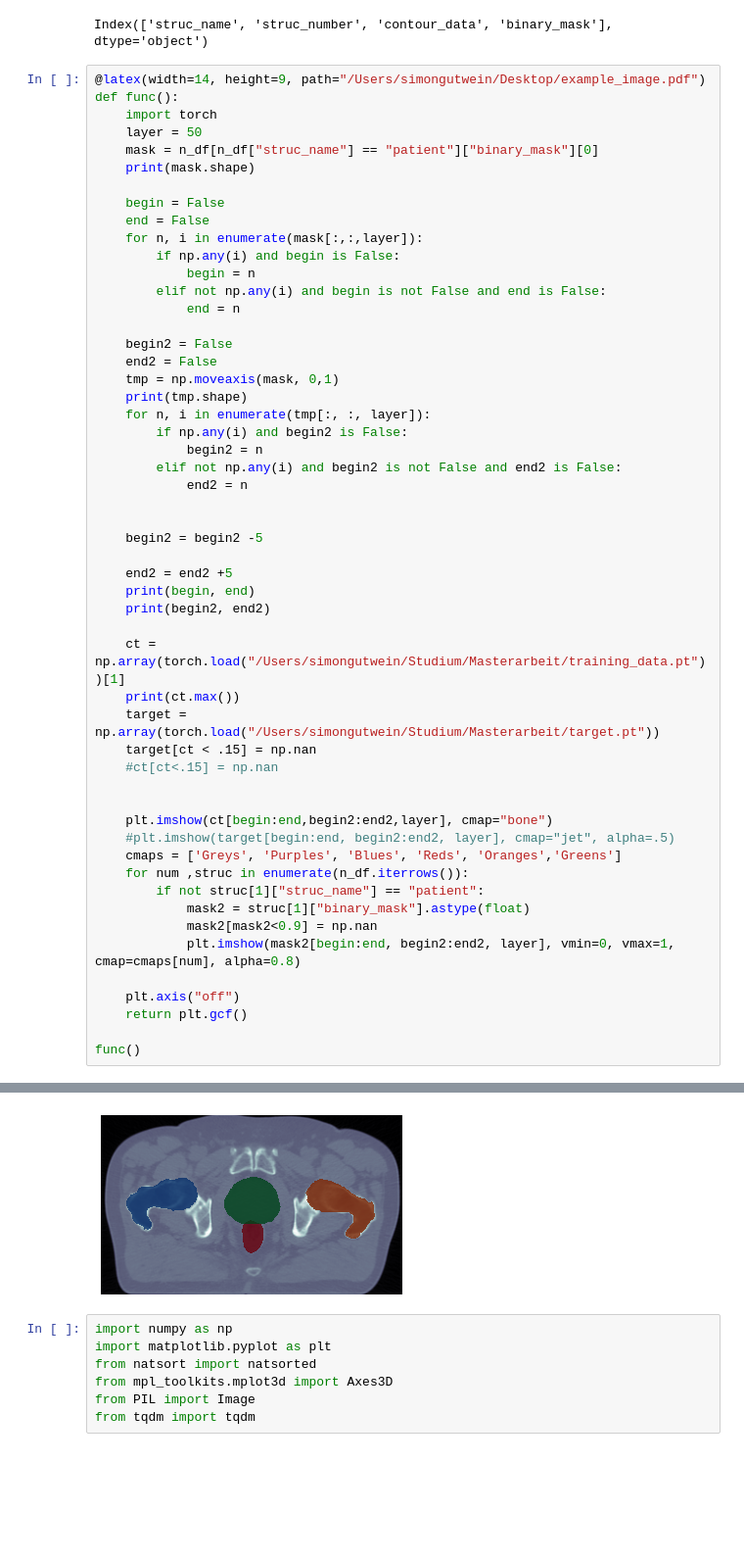
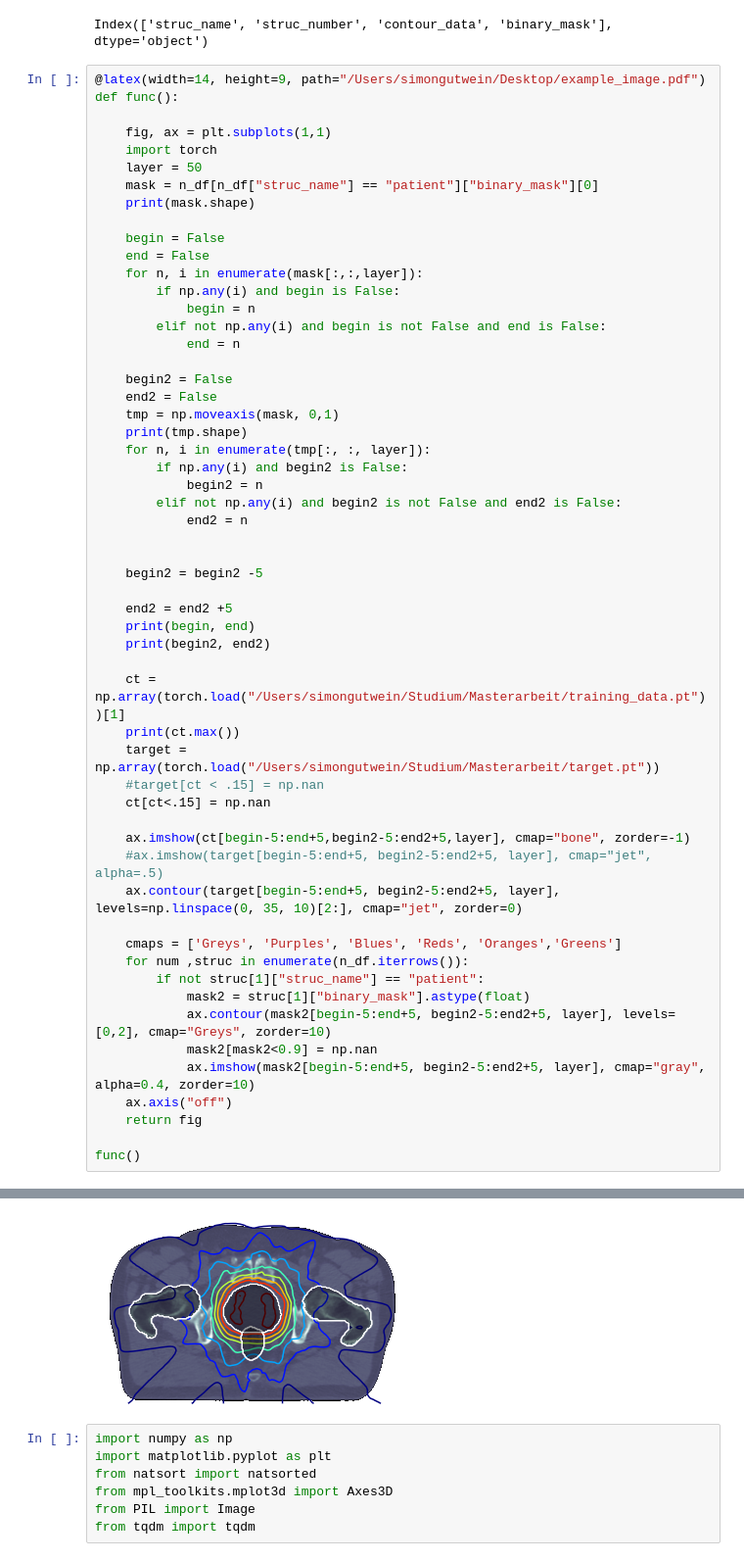
Before and after one commit to schnoritz/Master_Thesis, a Jupyter notebook: workflow_code/test.ipynb, the cells around one changed output, grey strips where cells are left out. Shown at 98% size. Cells and saved outputs as stored; diff of their text form; blank space fills up the shorter version.

```diff
--- a/workflow_code/test.ipynb
+++ b/workflow_code/test.ipynb
@@ -1262,6 +1262,8 @@ Index(['struc_name', 'struc_number', 'contour_data', 'binary_mask'], dtype='obje
 # %%
 @latex(width=14, height=9, path="/Users/simongutwein/Desktop/example_image.pdf")
 def func():
+
+    fig, ax = plt.subplots(1,1)
     import torch
     layer = 50
     mask = n_df[n_df["struc_name"] == "patient"]["binary_mask"][0]
@@ -1283,42 +1285,43 @@ def func():
         if np.any(i) and begin2 is False:
             begin2 = n
         elif not np.any(i) and begin2 is not False and end2 is False:
             end2 = n
 
 
     begin2 = begin2 -5
 
     end2 = end2 +5
     print(begin, end)
     print(begin2, end2)
 
     ct = np.array(torch.load("/Users/simongutwein/Studium/Masterarbeit/training_data.pt"))[1]
     print(ct.max())
     target = np.array(torch.load("/Users/simongutwein/Studium/Masterarbeit/target.pt"))
-    target[ct < .15] = np.nan
-    #ct[ct<.15] = np.nan
+    #target[ct < .15] = np.nan
+    ct[ct<.15] = np.nan
 
+    ax.imshow(ct[begin-5:end+5,begin2-5:end2+5,layer], cmap="bone", zorder=-1)
+    #ax.imshow(target[begin-5:end+5, begin2-5:end2+5, layer], cmap="jet", alpha=.5)
+    ax.contour(target[begin-5:end+5, begin2-5:end2+5, layer], levels=np.linspace(0, 35, 10)[2:], cmap="jet", zorder=0)
 
-    plt.imshow(ct[begin:end,begin2:end2,layer], cmap="bone")
-    #plt.imshow(target[begin:end, begin2:end2, layer], cmap="jet", alpha=.5)
     cmaps = ['Greys', 'Purples', 'Blues', 'Reds', 'Oranges','Greens']
     for num ,struc in enumerate(n_df.iterrows()):
         if not struc[1]["struc_name"] == "patient":
             mask2 = struc[1]["binary_mask"].astype(float)
+            ax.contour(mask2[begin-5:end+5, begin2-5:end2+5, layer], levels=[0,2], cmap="Greys", zorder=10)
             mask2[mask2<0.9] = np.nan
-            plt.imshow(mask2[begin:end, begin2:end2, layer], vmin=0, vmax=1, cmap=cmaps[num], alpha=0.8)
-
-    plt.axis("off")
-    return plt.gcf()
+            ax.imshow(mask2[begin-5:end+5, begin2-5:end2+5, layer], cmap="gray", alpha=0.4, zorder=10)
+    ax.axis("off")
+    return fig
 
 func()
 # %% [output]
 (512, 512, 125)
 (512, 512, 125)
 185 365
 96 399
 1.6094445
-[figure, old version]
+[figure, new version]
 # %%
 import numpy as np
 import matplotlib.pyplot as plt
```
Also changed, not shown: parts of 1 cell of this notebook, 27 other files.
